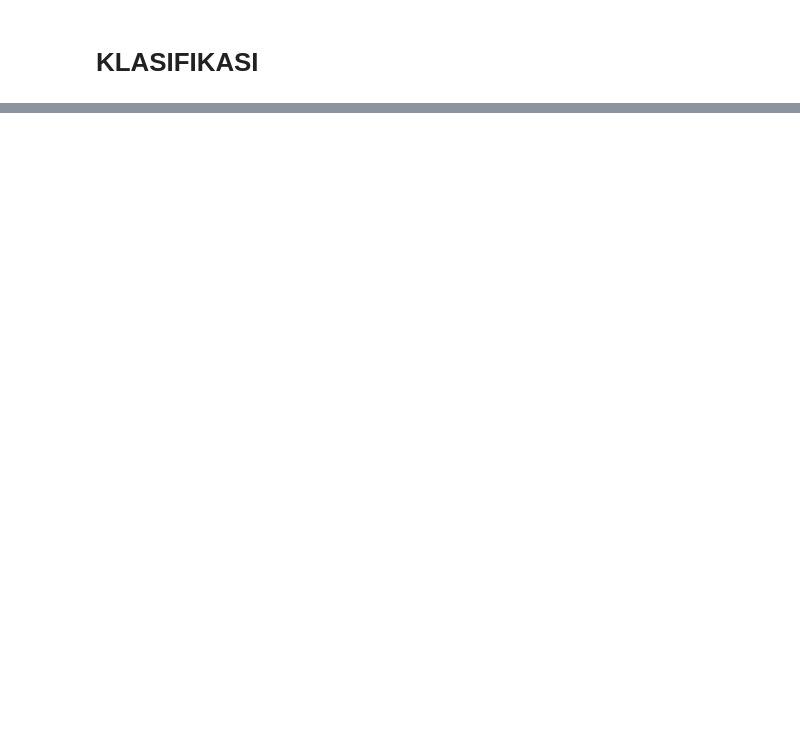
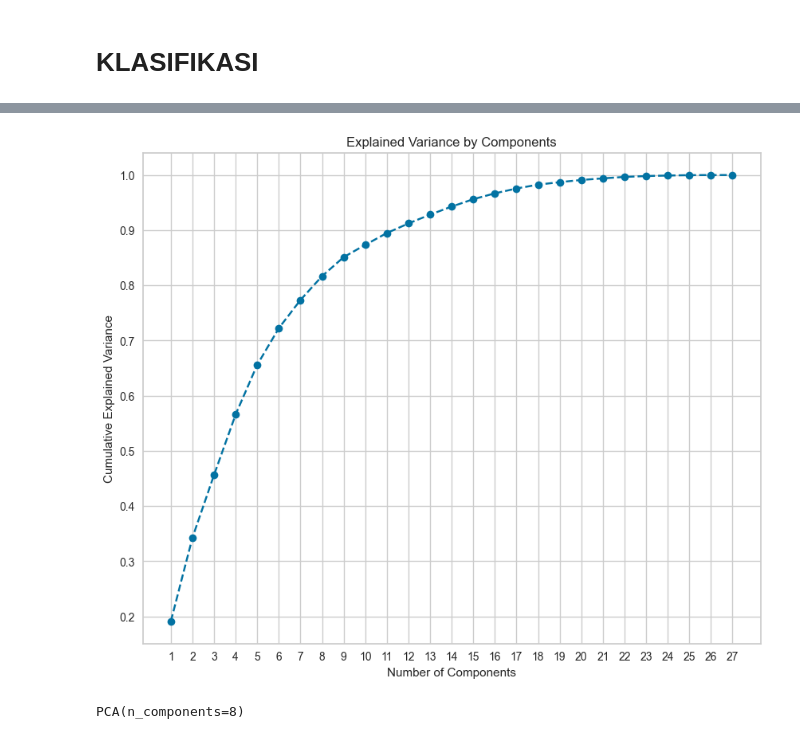
Before and after one commit to F1-biasa-aja/F1-kasdd, a Jupyter notebook: F1 Biasa Aja.ipynb, the cells around one changed output, grey strips where cells are left out. Drawn from its saved outputs; the diff is of its cells as text; code cells hidden in the pictures; blank space fills up the shorter version.

```diff
--- a/F1 Biasa Aja.ipynb
+++ b/F1 Biasa Aja.ipynb
@@ -231,5 +345,4 @@ f1_data
 # %%
 boolean_columns = ['IsPersonalBest', 'FreshTyre', 'Deleted', 'Rainfall']
-f1_data_copy = f1_data.copy()
-f1_data_copy = pd.get_dummies(f1_data_copy, columns = boolean_columns, drop_first=True)
-f1_data_copy.info()
+f1_data = pd.get_dummies(f1_data, columns = boolean_columns, drop_first=True)
+f1_data.info()
@@ -419,0 +636,4 @@ classification_metrics(predicted, y_class_test)
+# %%
+pca = PCA()
+df_f1_pca = f1_data.copy()
+df_f1_pca.head()
@@ -419,0 +648,5 @@ classification_metrics(predicted, y_class_test)
+# %%
+scaler = MinMaxScaler()
+f1_pca_std = scaler.fit_transform(df_f1_pca)
+# %%
+pca.fit(f1_pca_std)
@@ -419,0 +665,15 @@ classification_metrics(predicted, y_class_test)
+# %%
+plt.figure(figsize=(10,8))
+plt.plot(range(1, 28), pca.explained_variance_ratio_.cumsum(), marker='o', linestyle='--')
+plt.title('Explained Variance by Components')
+plt.xlabel('Number of Components')
+plt.ylabel('Cumulative Explained Variance')
+plt.xticks(range(1, 28))
+plt.show()
+# %% [output]
+[figure, added]
+# %%
+pca = PCA(n_components = 8)
+pca.fit(f1_pca_std)
+# %% [output]
+PCA(n_components=8)
```
Also changed, not shown: parts of 44 cells of this notebook.
